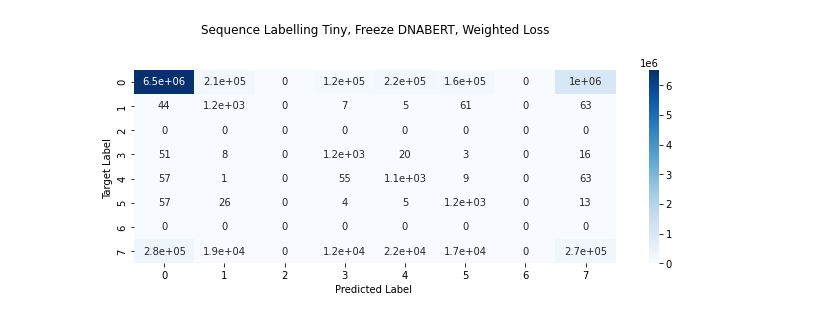
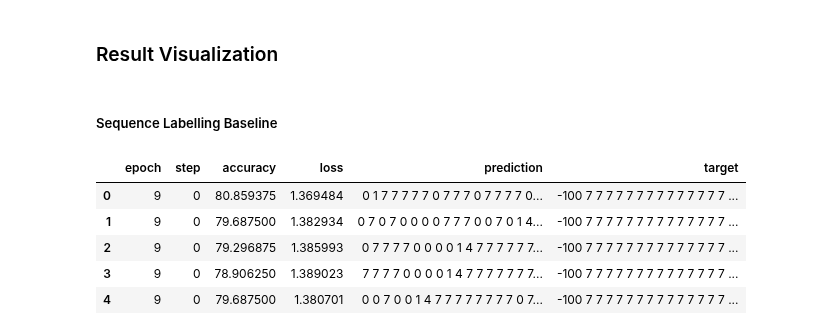
Before and after one commit to anwari32/sequence-processing, a Jupyter notebook: results.ipynb, the cells around one changed output. Drawn from its saved outputs; the diff is of its cells as text; code cells hidden in the pictures.

Commit message:
started result analysis.

```diff
--- a/results.ipynb
+++ b/results.ipynb
@@ -127,20 +1,18 @@ plt.show()
-# %%
-from utils.confusion_matrix import create_confusion_matrix
-from sklearn.metrics import confusion_matrix
-import seaborn as sns
-import matplotlib.pyplot as plt
-import os
-
-validation_log_path = os.path.join("run", "sequence-labelling-10-use_weighted_loss-freeze.base-1uk28zd2", "eval_log.19.csv")
-preds, targets = create_confusion_matrix(validation_log_path)
-fig, ax = plt.subplots(constrained_layout=True, figsize=(8,4))
-ax = sns.heatmap(confusion_matrix(targets, preds, labels=[0,1,2,3,4,5,6,7]), annot=True, cmap='Blues')
-ax.set_title('Sequence Labelling Tiny, Freeze DNABERT, Weighted Loss\n\n')
-ax.set_xlabel('Predicted Label \n')
-ax.set_ylabel('Target Label ')
-
-## Display the visualization of the Confusion Matrix.
-
-plt.show()
-# %% [output]
-[figure, removed]
+# %% [markdown]
+### Result Visualization
+# %% [markdown]
+##### Sequence Labelling Baseline
+# %%
+import pandas as pd
+import os
+
+sl_base_val_path = os.path.join("run", "sequence-labelling-ss1-e10-lr4e-4-use_weighted_loss-freeze.base-2a4z0hia", "validation_log.9.csv")
+df = pd.read_csv(sl_base_val_path)
+df.head(5)
+# %% [output]
+|  | epoch | step | accuracy | loss | prediction | target |
+| 0 | 9 | 0 | 80.859375 | 1.369484 | 0 1 7 7 7 7 7 0 7 7 7 0 7 7 7 7 0... | -100 7 7 7 7 7 7 7 7 7 7 7 7 7 7 ... |
+| 1 | 9 | 0 | 79.687500 | 1.382934 | 0 7 0 7 0 0 0 0 7 7 7 0 0 7 0 1 4... | -100 7 7 7 7 7 7 7 7 7 7 7 7 7 7 ... |
+| 2 | 9 | 0 | 79.296875 | 1.385993 | 0 7 7 7 7 0 0 0 0 1 4 7 7 7 7 7 7... | -100 7 7 7 7 7 7 7 7 7 7 7 7 7 7 ... |
+| 3 | 9 | 0 | 78.906250 | 1.389023 | 7 7 7 7 0 0 0 0 1 4 7 7 7 7 7 7 7... | -100 7 7 7 7 7 7 7 7 7 7 7 7 7 7 ... |
+| 4 | 9 | 0 | 79.687500 | 1.380701 | 0 0 7 0 0 1 4 7 7 7 7 7 7 7 7 0 7... | -100 7 7 7 7 7 7 7 7 7 7 7 7 7 7 ... |
```
Also changed, not shown: parts of 12 cells of this notebook, 2 other files.
